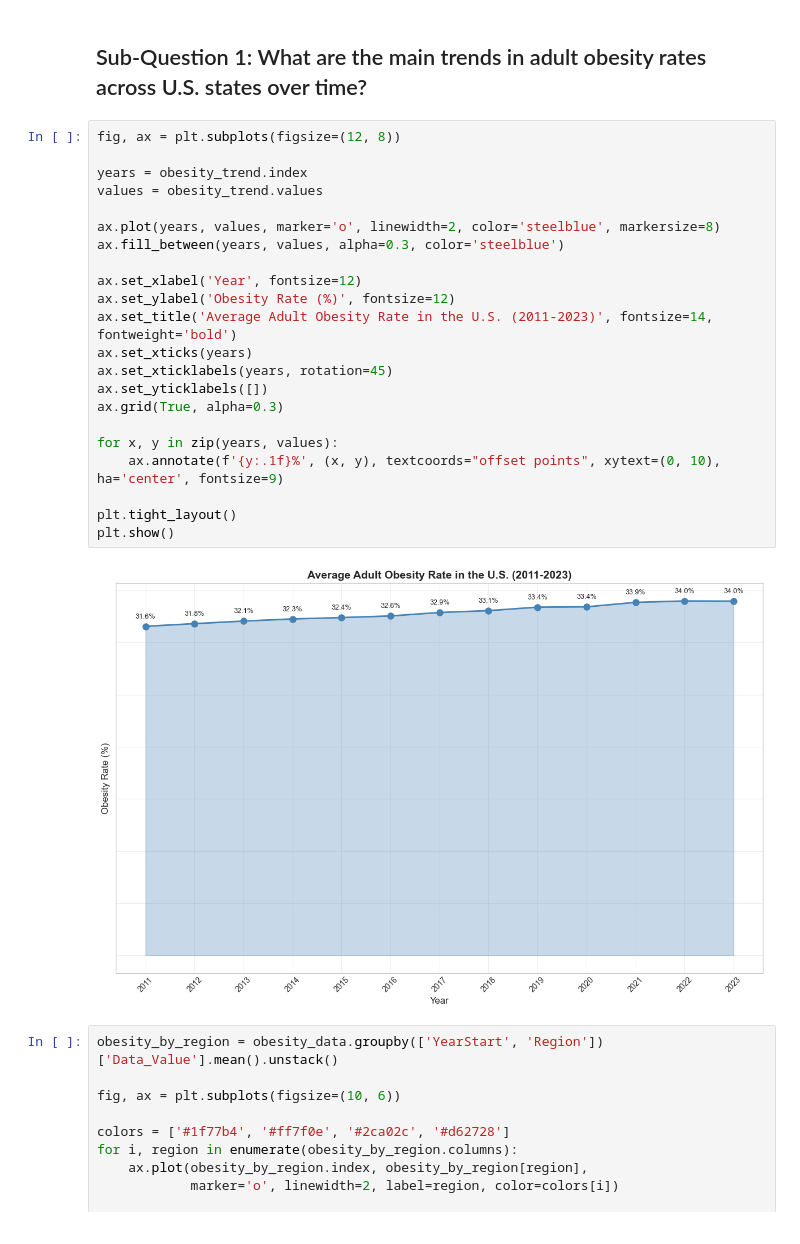
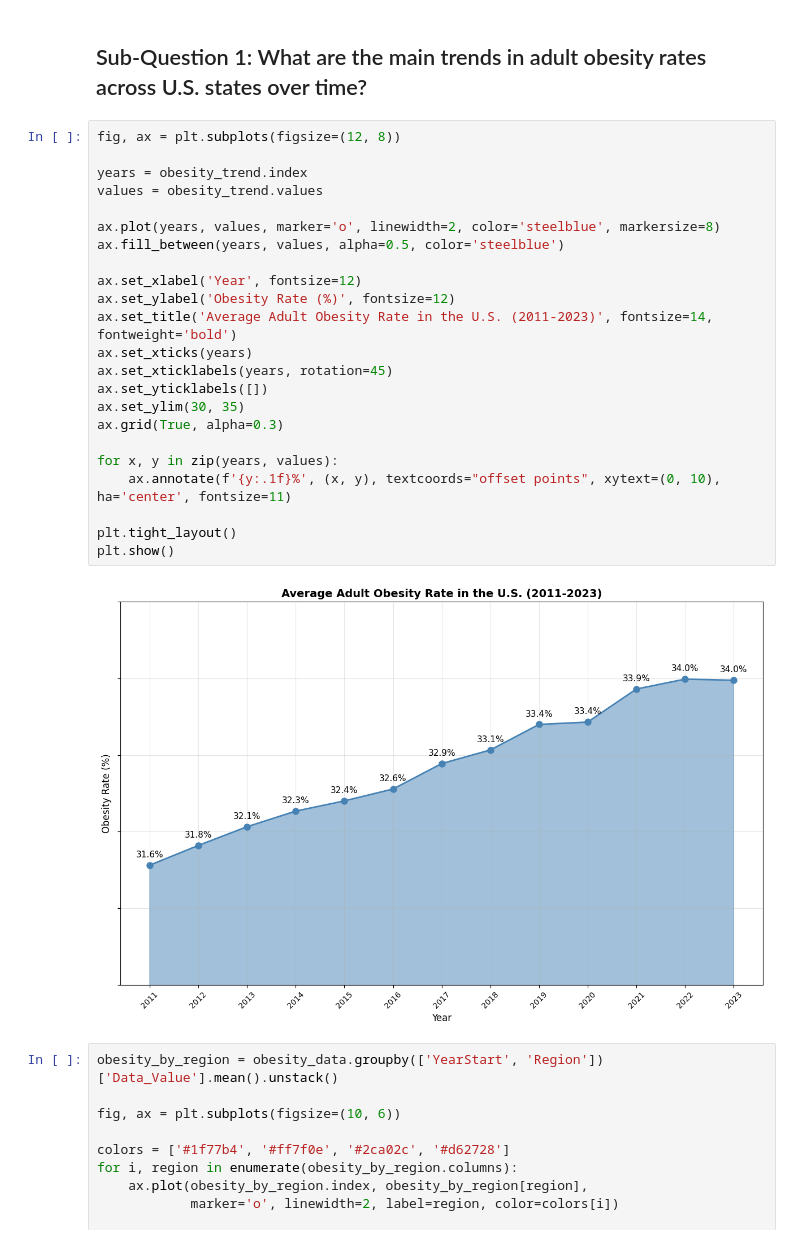
Before and after one commit to dangkien1311/Obesity-analysis-in-US, a Jupyter notebook: analysis_notebook.ipynb, the cells around one changed output. Drawn from its saved outputs; the diff is of its cells as text.

Commit message:
update chart

```diff
--- a/analysis_notebook.ipynb
+++ b/analysis_notebook.ipynb
@@ -46,27 +41,28 @@ Nutrition data points: 306
 # %%
 fig, ax = plt.subplots(figsize=(12, 8))
 
 years = obesity_trend.index
 values = obesity_trend.values
 
 ax.plot(years, values, marker='o', linewidth=2, color='steelblue', markersize=8)
-ax.fill_between(years, values, alpha=0.3, color='steelblue')
+ax.fill_between(years, values, alpha=0.5, color='steelblue')
 
 ax.set_xlabel('Year', fontsize=12)
 ax.set_ylabel('Obesity Rate (%)', fontsize=12)
 ax.set_title('Average Adult Obesity Rate in the U.S. (2011-2023)', fontsize=14, fontweight='bold')
 ax.set_xticks(years)
 ax.set_xticklabels(years, rotation=45)
 ax.set_yticklabels([])
+ax.set_ylim(30, 35)
 ax.grid(True, alpha=0.3)
 
 for x, y in zip(years, values):
-    ax.annotate(f'{y:.1f}%', (x, y), textcoords="offset points", xytext=(0, 10), ha='center', fontsize=9)
+    ax.annotate(f'{y:.1f}%', (x, y), textcoords="offset points", xytext=(0, 10), ha='center', fontsize=11)
 
 plt.tight_layout()
 plt.show()
 # %% [output]
-[figure, old version]
+[figure, new version]
 # %%
 obesity_by_region = obesity_data.groupby(['YearStart', 'Region'])['Data_Value'].mean().unstack()
 
```
Also changed, not shown: parts of 3 cells of this notebook.
